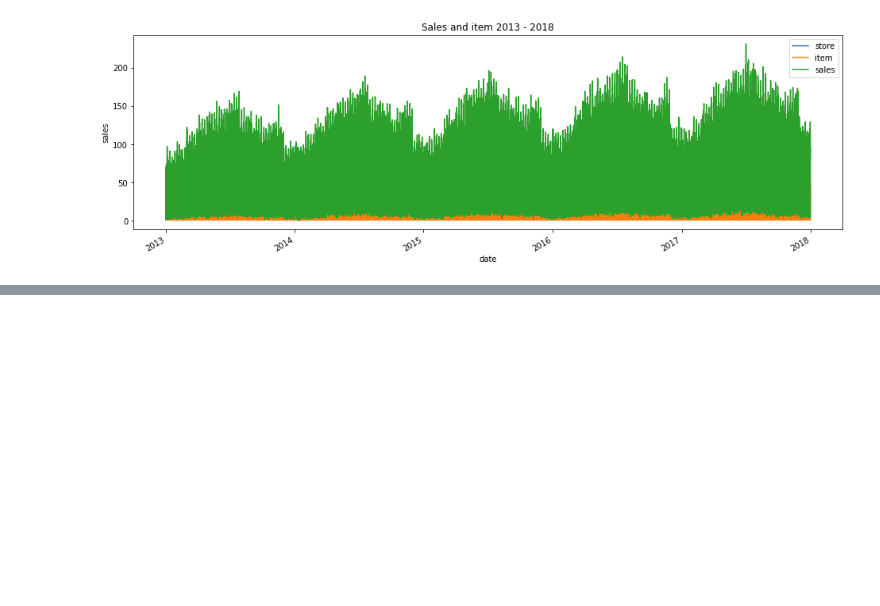
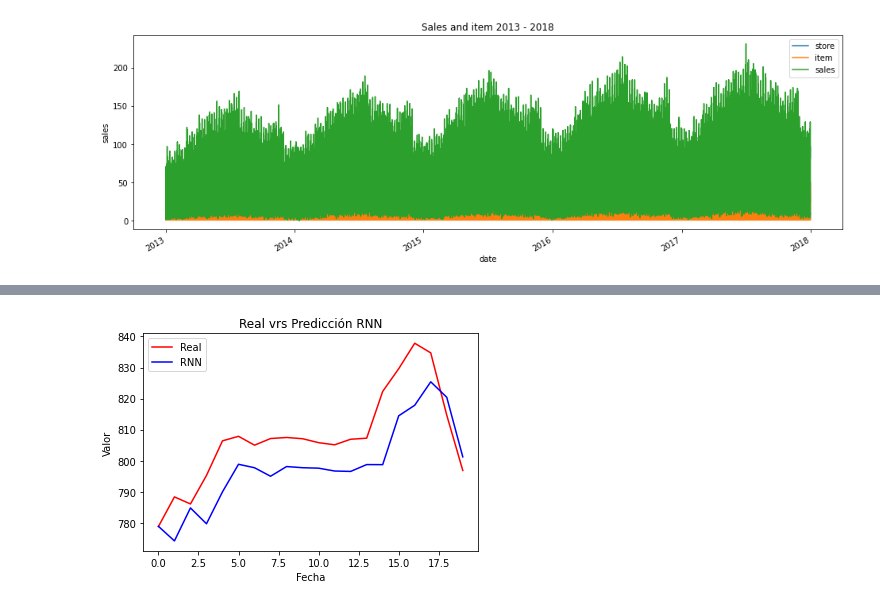
Before and after one commit to Marvin9516008/Lab3, a Jupyter notebook: Lab3.ipynb, the cells around one changed output, grey strips where cells are left out. Saved outputs shown, nothing was run; the diff lists cells and outputs as text; code cells hidden in the pictures; blank space fills up the shorter version.

```diff
--- a/Lab3.ipynb
+++ b/Lab3.ipynb
@@ -71,0 +253,6 @@ ax.set(xlabel='date', ylabel='item');
+# %%
+X_test = []
+for i in range(ventana, cantidad_final):
+  X_test.append(input_test[i - ventana:i, 0])
+
+X_test = np.array(X_test)
@@ -71,0 +263,2 @@ ax.set(xlabel='date', ylabel='item');
+# %%
+X_test = np.reshape(X_test, (X_test.shape[0], X_test.shape[1], 1))
@@ -71,0 +269,3 @@ ax.set(xlabel='date', ylabel='item');
+# %%
+predicciones_rnn = forecaster.predict(X_test)
+predicciones_rnn
@@ -71,0 +297,4 @@ ax.set(xlabel='date', ylabel='item');
+# %%
+#invertimos noramalizacion
+real_predicted_price = scaler.inverse_transform(predicciones_rnn)
+real_predicted_price
@@ -71,0 +322,10 @@ ax.set(xlabel='date', ylabel='item');
+# %%
+plt.plot(real_test_price, color="red", label="Real")
+plt.plot(real_predicted_price, color="blue", label="RNN")
+plt.title("Real vrs Predicción RNN")
+plt.xlabel("Fecha")
+plt.ylabel("Valor")
+plt.legend()
+plt.show()
+# %% [output]
+[figure, added]
```
Also changed, not shown: parts of 24 cells of this notebook.
